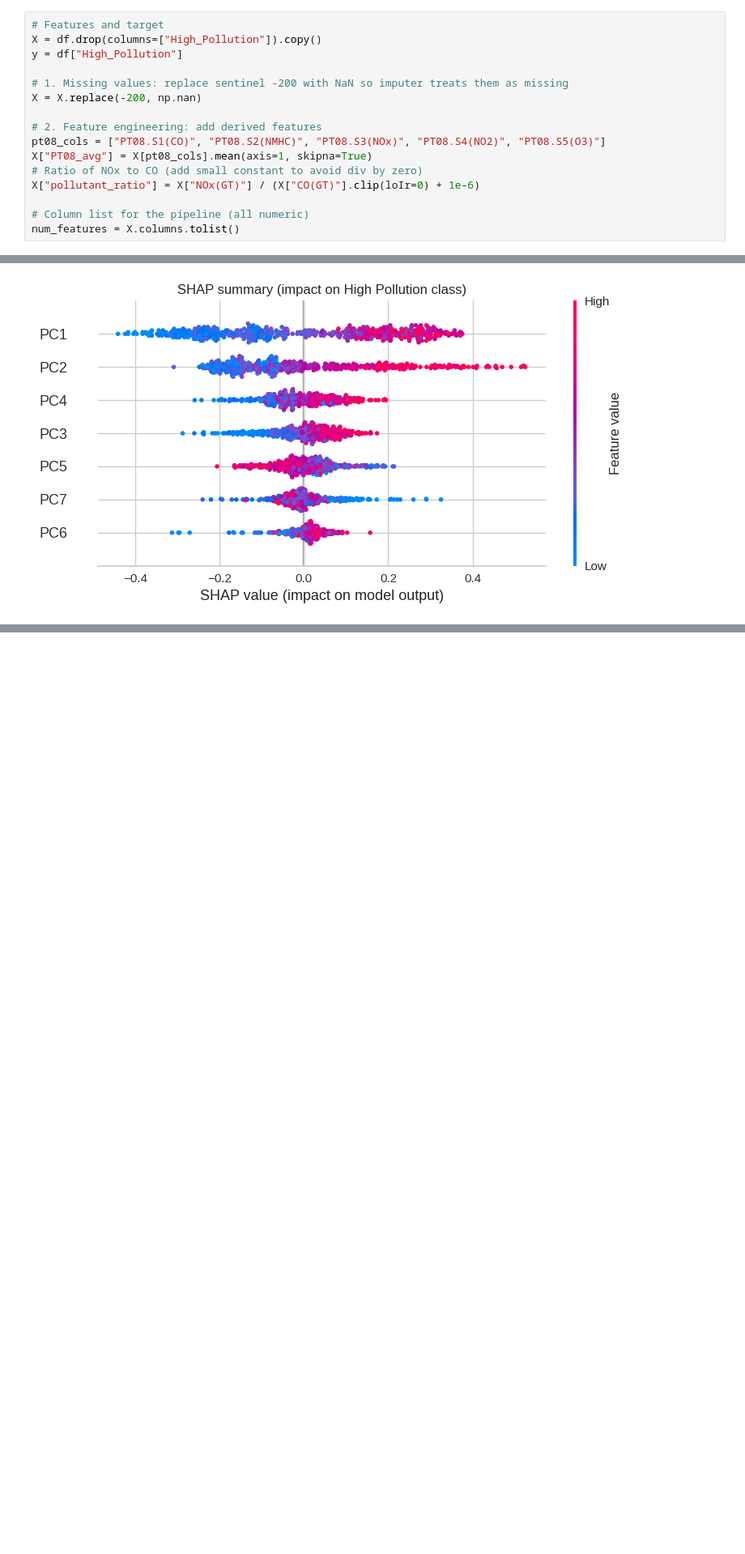
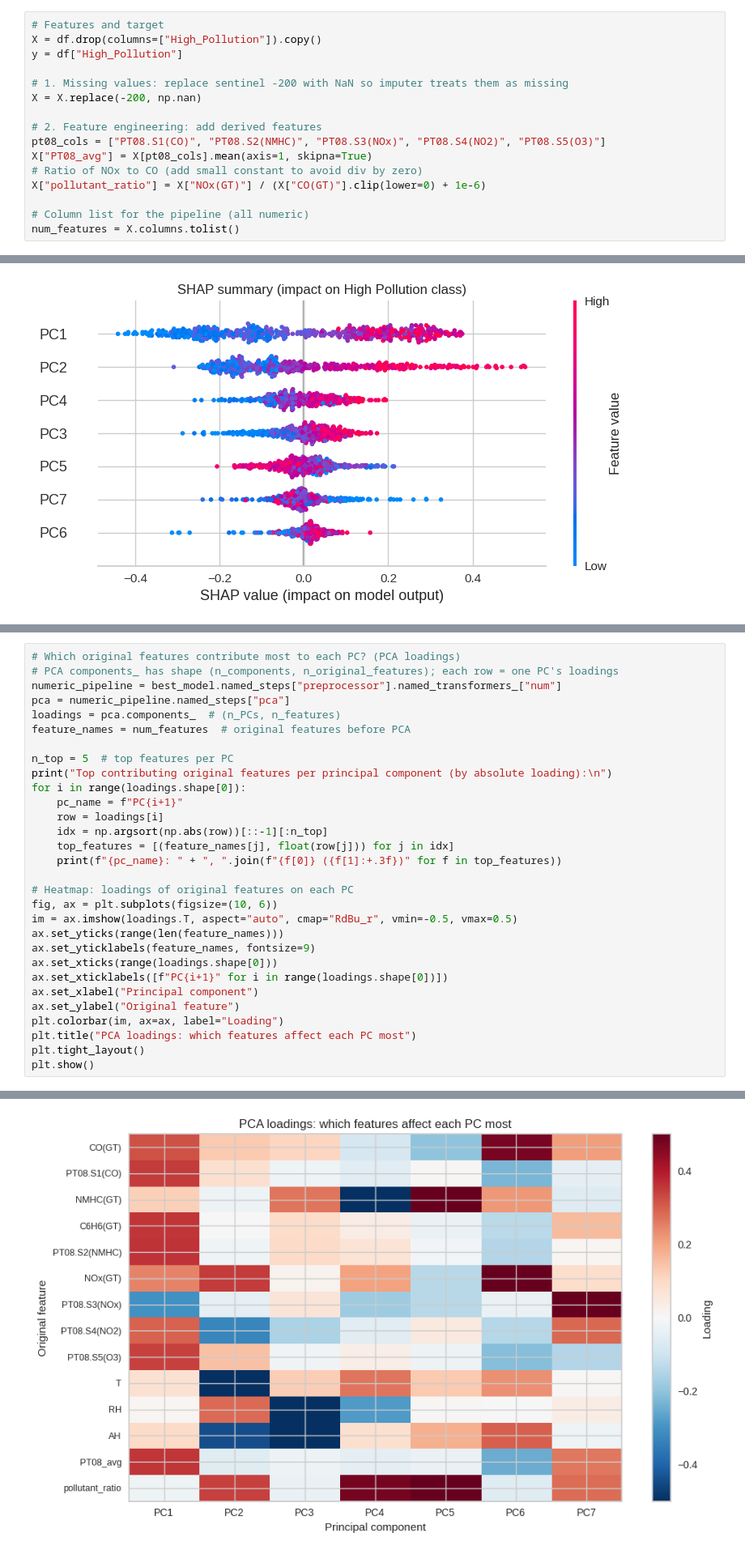
Before and after one commit to WaiYanMinMin/WaiYanMInMin_NGDS_AS1, a Jupyter notebook: notebook/WaiYanMinMin_NGDS_AS1.ipynb, the cells around one changed output, grey strips where cells are left out. Shown at 81% size. Drawn from its saved outputs; the diff is of its cells as text; blank space fills up the shorter version.

```diff
--- a/notebook/WaiYanMinMin_NGDS_AS1.ipynb
+++ b/notebook/WaiYanMinMin_NGDS_AS1.ipynb
@@ -280,7 +280,7 @@ X = X.replace(-200, np.nan)
 pt08_cols = ["PT08.S1(CO)", "PT08.S2(NMHC)", "PT08.S3(NOx)", "PT08.S4(NO2)", "PT08.S5(O3)"]
 X["PT08_avg"] = X[pt08_cols].mean(axis=1, skipna=True)
 # Ratio of NOx to CO (add small constant to avoid div by zero)
-X["pollutant_ratio"] = X["NOx(GT)"] / (X["CO(GT)"].clip(loIr=0) + 1e-6)
+X["pollutant_ratio"] = X["NOx(GT)"] / (X["CO(GT)"].clip(lower=0) + 1e-6)
 
 # Column list for the pipeline (all numeric)
 num_features = X.columns.tolist()
@@ -642,0 +655,31 @@ plt.show()
+# %%
+# Which original features contribute most to each PC? (PCA loadings)
+# PCA components_ has shape (n_components, n_original_features); each row = one PC's loadings
+numeric_pipeline = best_model.named_steps["preprocessor"].named_transformers_["num"]
+pca = numeric_pipeline.named_steps["pca"]
+loadings = pca.components_  # (n_PCs, n_features)
+feature_names = num_features  # original features before PCA
+
+n_top = 5  # top features per PC
+print("Top contributing original features per principal component (by absolute loading):\n")
+for i in range(loadings.shape[0]):
+    pc_name = f"PC{i+1}"
+    row = loadings[i]
+    idx = np.argsort(np.abs(row))[::-1][:n_top]
+    top_features = [(feature_names[j], float(row[j])) for j in idx]
+    print(f"{pc_name}: " + ", ".join(f"{f[0]} ({f[1]:+.3f})" for f in top_features))
+
+# Heatmap: loadings of original features on each PC
+fig, ax = plt.subplots(figsize=(10, 6))
+im = ax.imshow(loadings.T, aspect="auto", cmap="RdBu_r", vmin=-0.5, vmax=0.5)
+ax.set_yticks(range(len(feature_names)))
+ax.set_yticklabels(feature_names, fontsize=9)
+ax.set_xticks(range(loadings.shape[0]))
+ax.set_xticklabels([f"PC{i+1}" for i in range(loadings.shape[0])])
+ax.set_xlabel("Principal component")
+ax.set_ylabel("Original feature")
+plt.colorbar(im, ax=ax, label="Loading")
+plt.title("PCA loadings: which features affect each PC most")
+plt.tight_layout()
+plt.show()
+# %% [output]
@@ -643,3 +695,4 @@ plt.show()
+[figure, added]
 # %%
 # Feature importance from the tuned Random Forest (on PCA space)
 rf = best_model.named_steps["classifier"]
```
Also changed, not shown: parts of 8 cells of this notebook.
